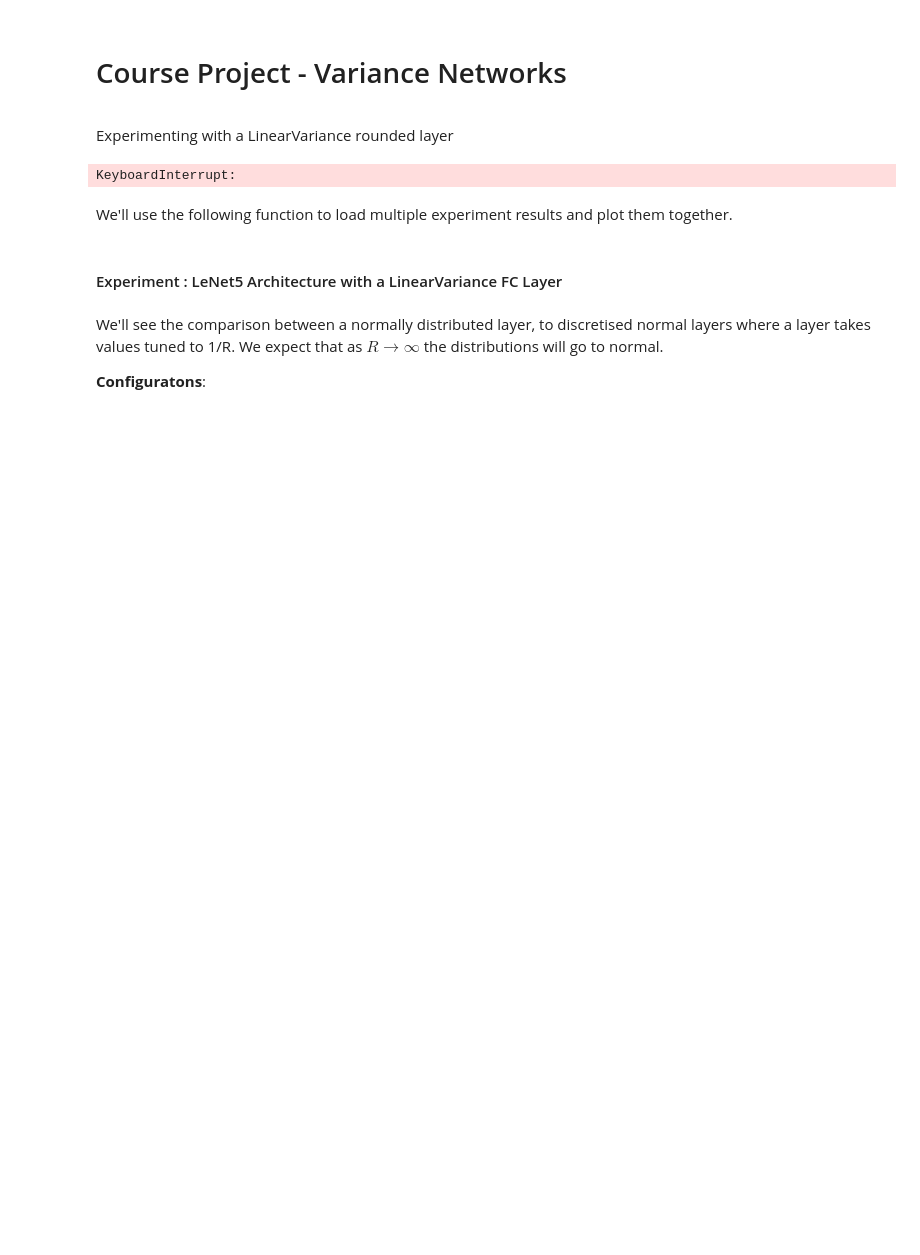
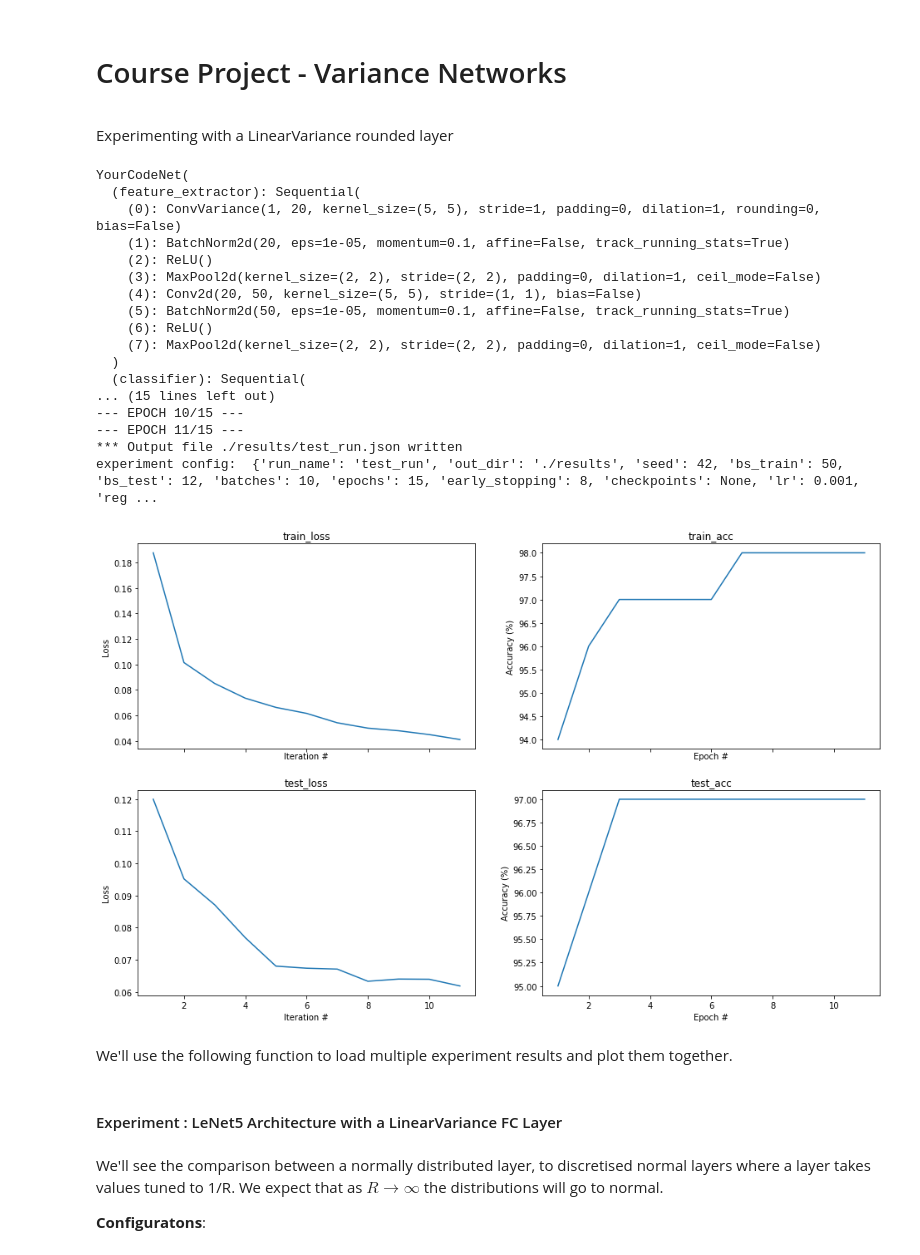
Before and after one commit to shayfroid/deep_learning_hw2, a Jupyter notebook: VarianceNetworks.ipynb, the cells around one changed output. Cells and saved outputs as stored; diff of their text form; code cells hidden in the pictures; blank space fills up the shorter version.

```diff
--- a/VarianceNetworks.ipynb
+++ b/VarianceNetworks.ipynb
@@ -39,23 +42,38 @@ test = unittest.TestCase()
 # %% [markdown]
 Experimenting with a LinearVariance rounded layer
 # %%
-import hw2.experiments as experiments
-from hw2.experiments import load_experiment
-from cs236605.plot import plot_fit
+
 
 # Test experiment1 implementation on a few data samples and with a small model
-experiments.run_experiment('test_run', seed=seed, bs_train=50, batches=10, epochs=10, early_stopping=5,
+experiments.run_experiment('test_run', seed=seed, bs_train=50, batches=10, epochs=15, early_stopping=8,
                            filters_per_layer=[32], layers_per_block=1, pool_every=1, hidden_dims=[100],ycn=True,rounding=0)
 
 # There should now be a file 'test_run.json' in your `results/` folder.
 # We can use it to load the results of the experiment.
 cfg, fit_res = load_experiment('results/test_run.json')
 _, _ = plot_fit(fit_res)
 
 # And `cfg` contains the exact parameters to reproduce it
 print('experiment config: ', cfg)
 # %% [output]
-KeyboardInterrupt:
+YourCodeNet(
+  (feature_extractor): Sequential(
+    (0): ConvVariance(1, 20, kernel_size=(5, 5), stride=1, padding=0, dilation=1, rounding=0, bias=False)
+    (1): BatchNorm2d(20, eps=1e-05, momentum=0.1, affine=False, track_running_stats=True)
+    (2): ReLU()
+    (3): MaxPool2d(kernel_size=(2, 2), stride=(2, 2), padding=0, dilation=1, ceil_mode=False)
+    (4): Conv2d(20, 50, kernel_size=(5, 5), stride=(1, 1), bias=False)
+    (5): BatchNorm2d(50, eps=1e-05, momentum=0.1, affine=False, track_running_stats=True)
+    (6): ReLU()
+    (7): MaxPool2d(kernel_size=(2, 2), stride=(2, 2), padding=0, dilation=1, ceil_mode=False)
+  )
+  (classifier): Sequential(
+... (15 lines left out)
+--- EPOCH 10/15 ---
+--- EPOCH 11/15 ---
+*** Output file ./results/test_run.json written
+experiment config:  {'run_name': 'test_run', 'out_dir': './results', 'seed': 42, 'bs_train': 50, 'bs_test': 12, 'batches': 10, 'epochs': 15, 'early_stopping': 8, 'checkpoints': None, 'lr': 0.001, 'reg ...
+[figure, added]
 # %% [markdown]
 We'll use the following function to load multiple experiment results and plot them together.
 # %%
```
Also changed, not shown: parts of 2 cells of this notebook, 4 other files.
